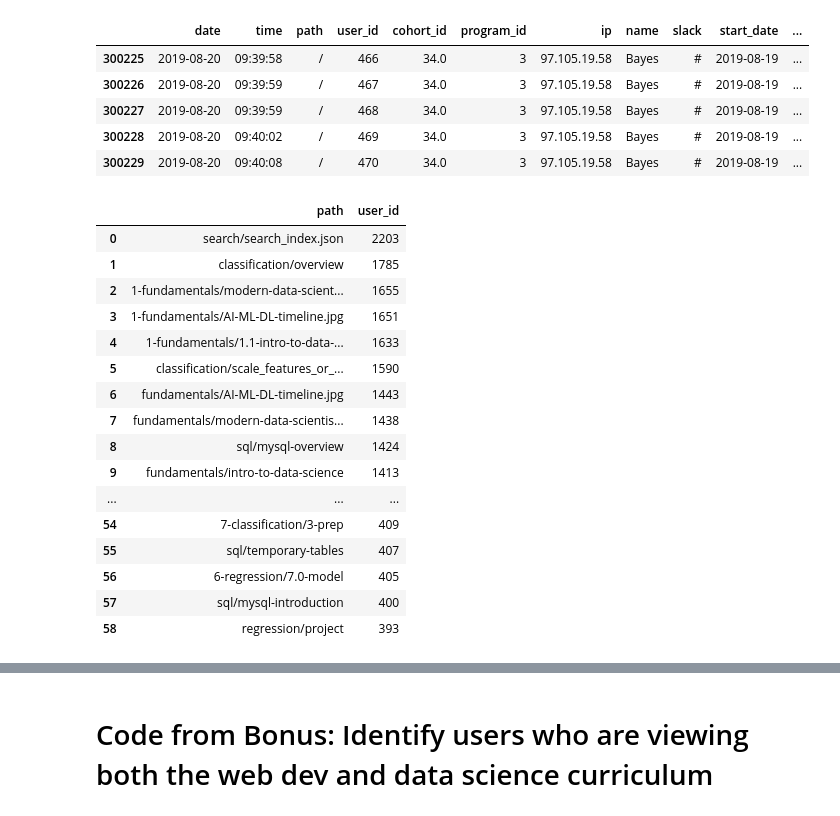
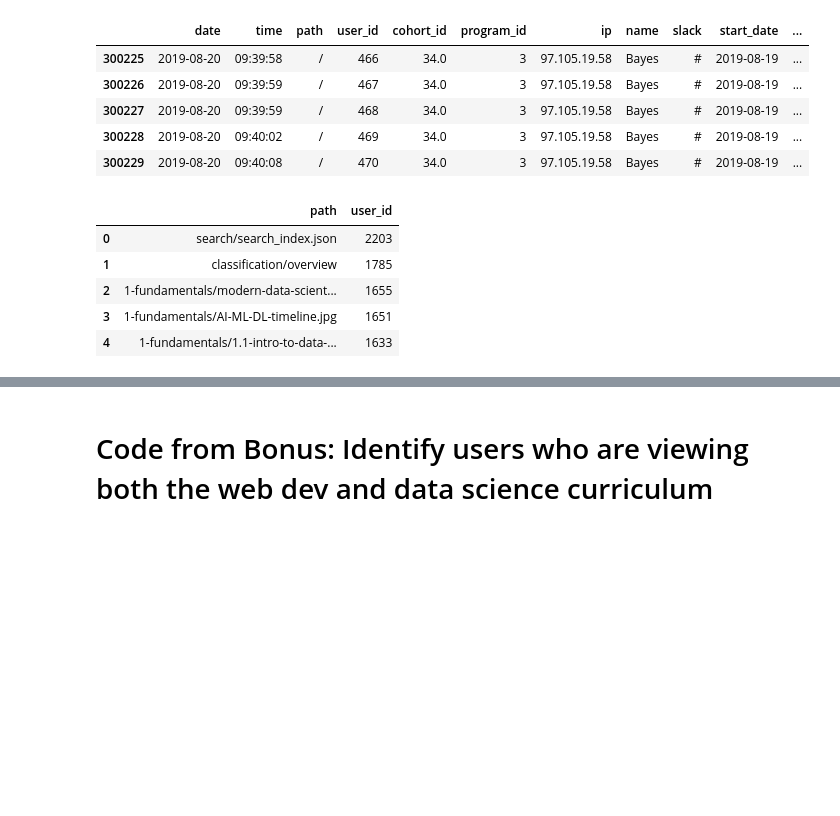
Before and after one commit to daniel-kaniela/anomoly_detection_project, a Jupyter notebook: kan_anomaly_detection_working_copy.ipynb, the cells around one changed output, grey strips where cells are left out. Saved outputs shown, nothing was run; the diff lists cells and outputs as text; code cells hidden in the pictures; blank space fills up the shorter version.

Commit message:
updated kan's working notebook with counts for data science and web dev lessons

```diff
--- a/kan_anomaly_detection_working_copy.ipynb
+++ b/kan_anomaly_detection_working_copy.ipynb
@@ -94,23 +97,13 @@ df_ds.head()
 | 300228 | 2019-08-20 | 09:40:02 | / | 469 | 34.0 | 3 | 97.105.19.58 | Bayes | # | 2019-08-19 | ... |
 | 300229 | 2019-08-20 | 09:40:08 | / | 470 | 34.0 | 3 | 97.105.19.58 | Bayes | # | 2019-08-19 | ... |
 # %%
+# group df by path and create column for count of rows for each grouped path
 df_ds_lesson_count = df_ds.groupby(by=['path'])[['user_id']].agg('count').sort_values('user_id', ascending=False)[1:60].reset_index()
-df_ds_lesson_count.head(60)
+df_ds_lesson_count.head()
 # %% [output]
 |  | path | user_id |
 | 0 | search/search_index.json | 2203 |
 | 1 | classification/overview | 1785 |
 | 2 | 1-fundamentals/modern-data-scient... | 1655 |
 | 3 | 1-fundamentals/AI-ML-DL-timeline.jpg | 1651 |
 | 4 | 1-fundamentals/1.1-intro-to-data-... | 1633 |
-| 5 | classification/scale_features_or_... | 1590 |
-| 6 | fundamentals/AI-ML-DL-timeline.jpg | 1443 |
-| 7 | fundamentals/modern-data-scientis... | 1438 |
-| 8 | sql/mysql-overview | 1424 |
-| 9 | fundamentals/intro-to-data-science | 1413 |
-| ... | ... | ... |
-| 54 | 7-classification/3-prep | 409 |
-| 55 | sql/temporary-tables | 407 |
-| 56 | 6-regression/7.0-model | 405 |
-| 57 | sql/mysql-introduction | 400 |
-| 58 | regression/project | 393 |
```
Also changed, not shown: parts of 20 cells of this notebook.
